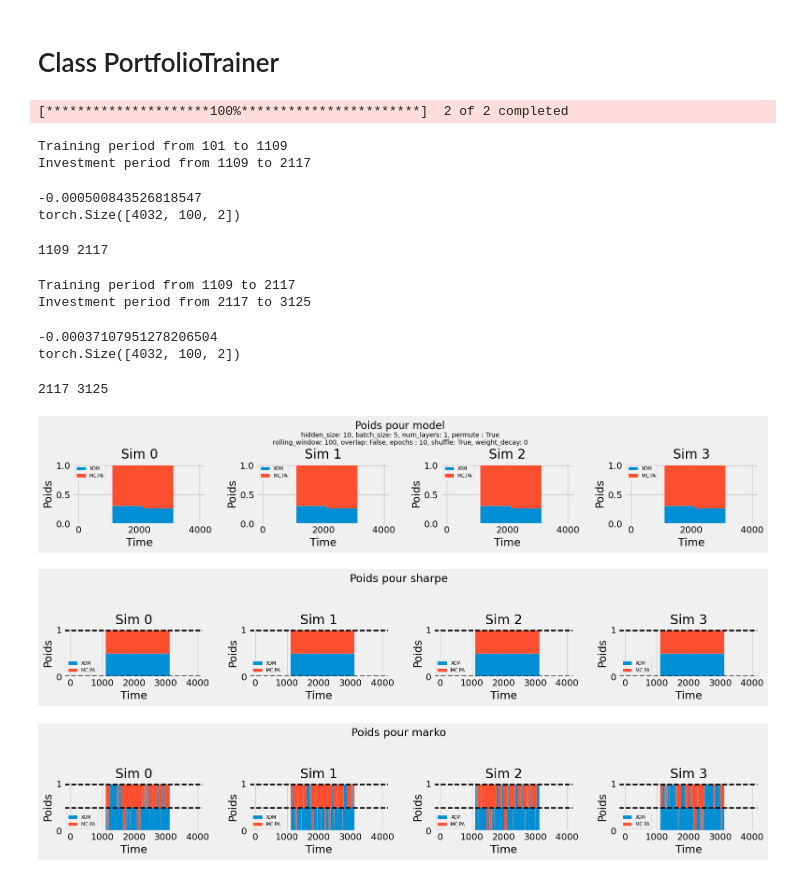
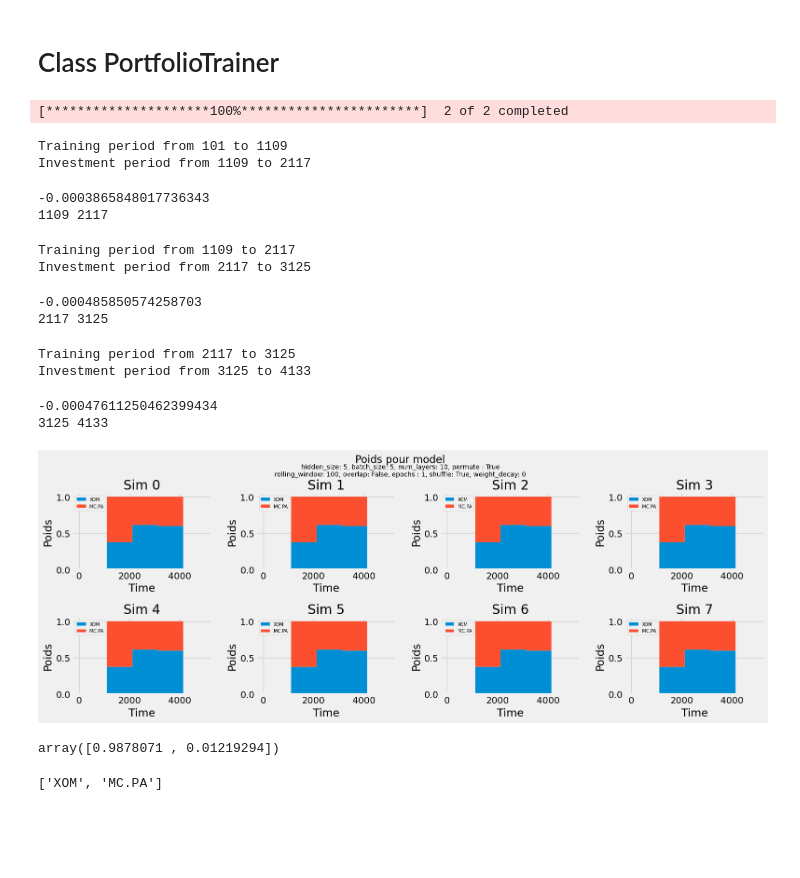
Before and after one commit to alexandreviard/DL-Portfolio-CMAP, a Jupyter notebook: ntbks/test.ipynb, the cells around one changed output. Saved outputs shown, nothing was run; the diff lists cells and outputs as text; code cells hidden in the pictures; blank space fills up the shorter version.

Commit message:
test sur trainer

```diff
--- a/ntbks/test.ipynb
+++ b/ntbks/test.ipynb
@@ -130,51 +130,60 @@ for sim in range(data_handler.n_simul):
 # %% [markdown]
 # Class PortfolioTrainer
 # %%
-financial_dataset = FinancialDataset(tickers=['XOM', 'MC.PA'], synthetic=True, n_simul=4, n_synthetic=4000)
+financial_dataset = FinancialDataset(tickers=['XOM', 'MC.PA'], synthetic=True, n_simul=1000, n_synthetic=5000)
 
 data_handler = DataHandler(
     dataset=financial_dataset,
     initial_train_years=4,
     retrain_years=4,
     rolling_window=100,
     batch_size=5,
     overlap=False,
     shuffle=True,
     on_synthetic=True
 )
 
 trainer = PortfolioTrainer(
     model=NN_Sharpe(input_size=data_handler.n_assets,
-                    hidden_size=10,
-                    num_layers=1,
+                    hidden_size=5,
+                    num_layers=10,
 
                     output_size=data_handler.n_assets,
                     temperature=1),
 
     data_handler=data_handler,
     device='cpu',
-    epochs=10,
+    epochs=1,
     lr=0.001,
     weight_decay=0,
     permute_assets=True
 )
 
-trainer.train(compute_marko_weights=['sharpe' , 'marko'])
+#trainer.train(compute_marko_weights=['sharpe_torch' , 'marko'])
+trainer.train()
 trainer.plot_weights()
-trainer.plot_weights(type_w='sharpe', th_weights='sharpe')
-trainer.plot_weights(type_w='marko', th_weights='marko')
+#trainer.plot_weights(type_w='sharpe', th_weights='sharpe')
+#trainer.plot_weights(type_w='marko', th_weights='marko')
 # %% [output]
 [*********************100%***********************]  2 of 2 completed
 Training period from 101 to 1109
 Investment period from 1109 to 2117
--0.000500843526818547
-torch.Size([4032, 100, 2])
+-0.0003865848017736343
+1109 2117
-1109 2117
+Training period from 1109 to 2117
+Investment period from 2117 to 3125
-Training period from 1109 to 2117
-Investment period from 2117 to 3125
+-0.000485850574258703
+2117 3125
--0.00037107951278206504
-torch.Size([4032, 100, 2])
+Training period from 2117 to 3125
+Investment period from 3125 to 4133
-2117 3125
+-0.00047611250462399434
+3125 4133
-[figure, old version]
+[figure, new version]
-[figure, removed]
-[figure, removed]
+# %%
+trainer.th_weights_sharpe
+# %% [output]
+array([0.9878071 , 0.01219294])
+# %%
+trainer.data_handler.dataset.tickers
+# %% [output]
+['XOM', 'MC.PA']
```
Also changed, not shown: 1 other file.
